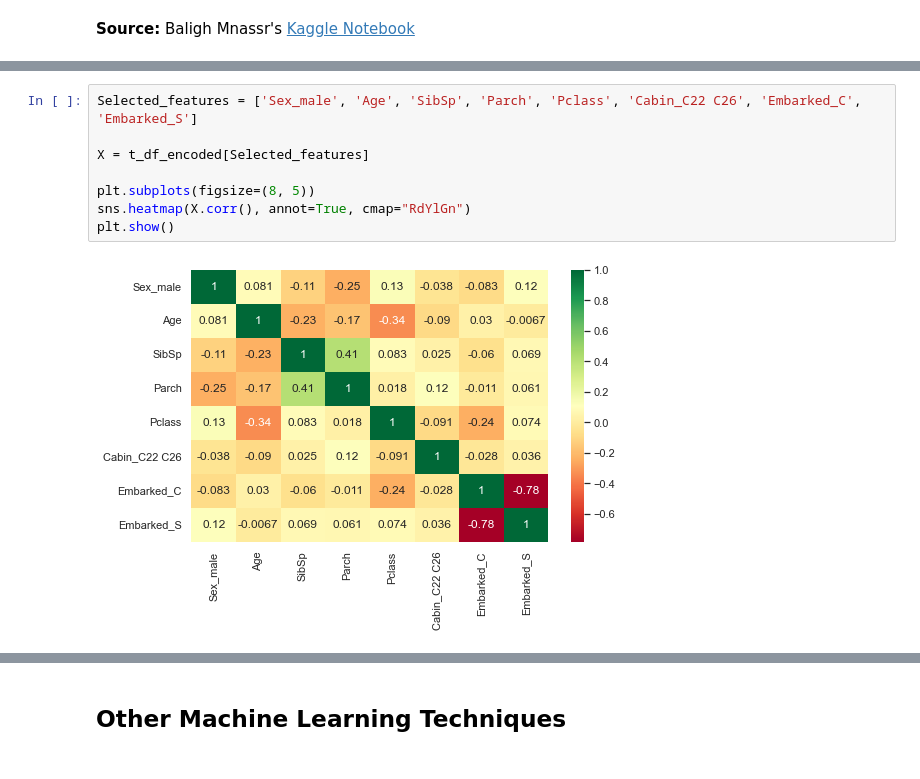
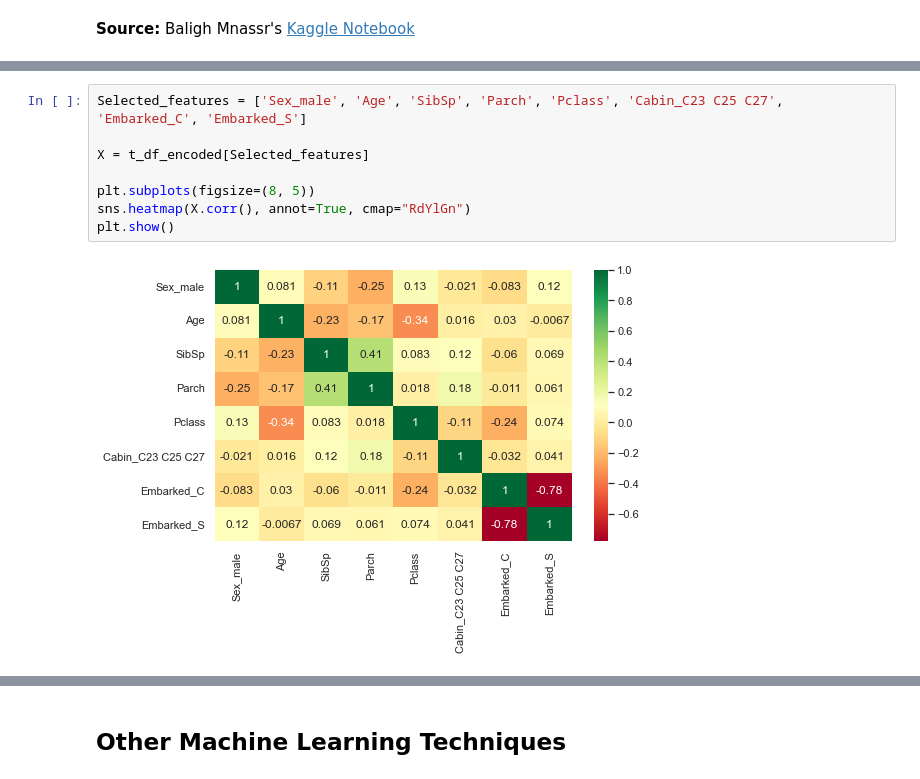
Before and after one commit to catstacks/TDADSAssignments, a Jupyter notebook: LogReg.ipynb, the cells around one changed output, grey strips where cells are left out. Drawn from its saved outputs; the diff is of its cells as text.

```diff
--- a/LogReg.ipynb
+++ b/LogReg.ipynb
@@ -549,13 +549,13 @@ Selected features: ['Sex_male', 'Age', 'SibSp', 'Parch', 'Pclass', 'Cabin_C22 C2
 # %%
-Selected_features = ['Sex_male', 'Age', 'SibSp', 'Parch', 'Pclass', 'Cabin_C22 C26', 'Embarked_C', 'Embarked_S']
+Selected_features = ['Sex_male', 'Age', 'SibSp', 'Parch', 'Pclass', 'Cabin_C23 C25 C27', 'Embarked_C', 'Embarked_S']
 
 X = t_df_encoded[Selected_features]
 
 plt.subplots(figsize=(8, 5))
 sns.heatmap(X.corr(), annot=True, cmap="RdYlGn")
 plt.show()
 # %% [output]
-[figure, old version]
+[figure, new version]
 # %%
 # Add more imports
 from sklearn.model_selection import train_test_split
```
Also changed, not shown: parts of 5 cells of this notebook.
